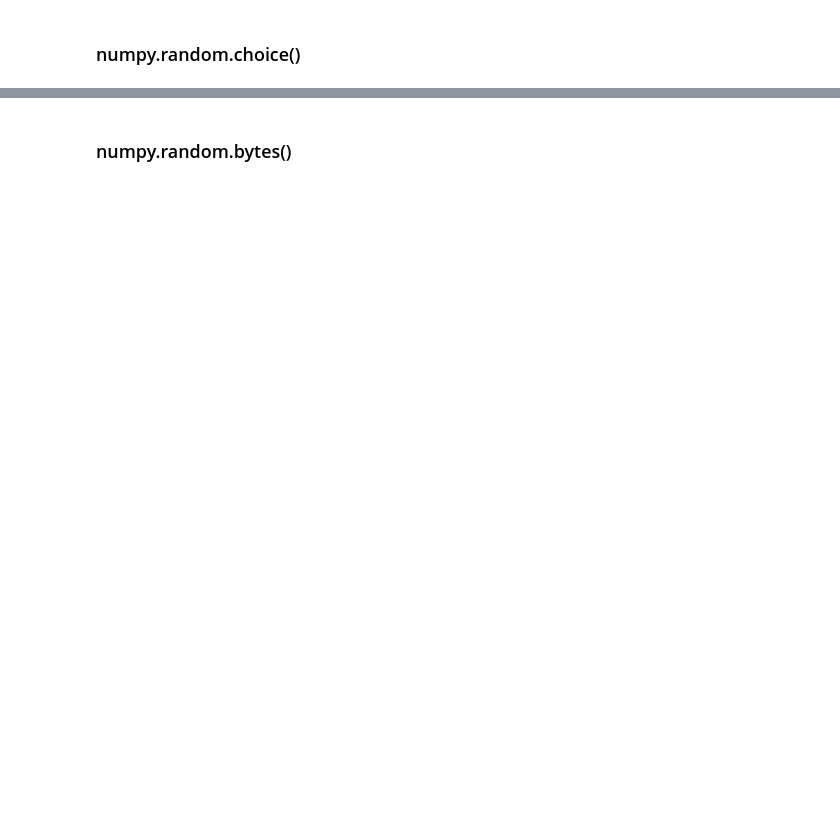
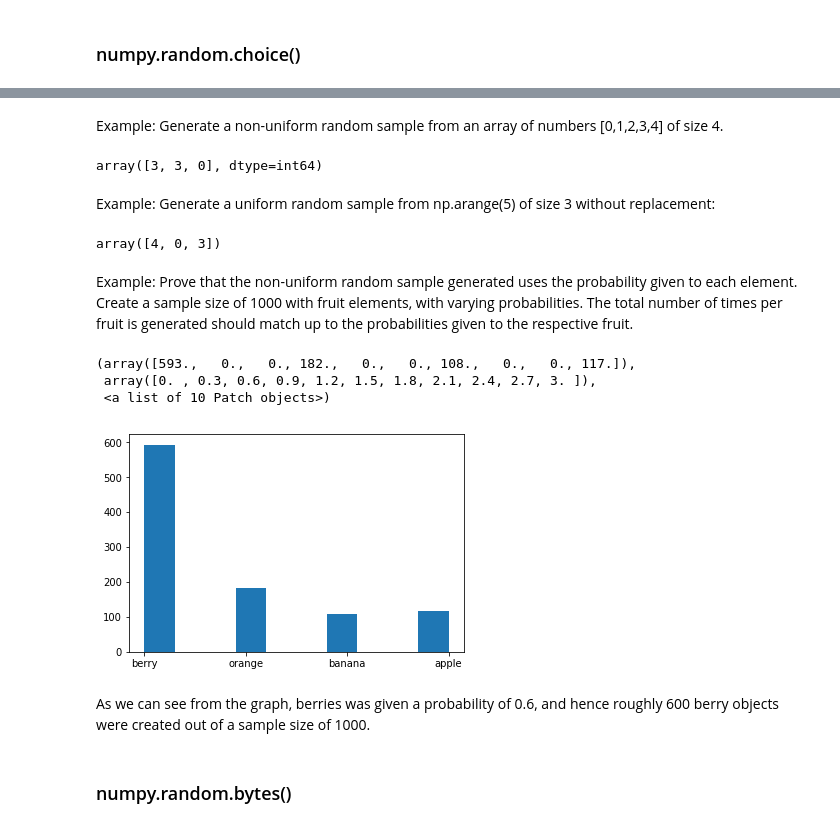
Before and after one commit to yonjeremy/emerging-technologies-assesment, a Jupyter notebook: numpy-random.ipynb, the cells around one changed output, grey strips where cells are left out. Cells and saved outputs as stored; diff of their text form; code cells hidden in the pictures; blank space fills up the shorter version.

```diff
--- a/numpy-random.ipynb
+++ b/numpy-random.ipynb
@@ -163,2 +231,26 @@ array([[3, 3, 2, 3, 2],
+# %% [markdown]
+Example: Generate a non-uniform random sample from an array of numbers [0,1,2,3,4] of size 4.
+# %%
+np.random.choice(5, 3, p=[0.1, 0.1, 0.1, 0.7, 0])
+# %% [output]
+array([3, 3, 0], dtype=int64)
+# %% [markdown]
+Example: Generate a uniform random sample from np.arange(5) of size 3 without replacement:
+# %%
+np.random.choice(5, 3, replace=False)
+# %% [output]
+array([4, 0, 3])
+# %% [markdown]
+Example: Prove that the non-uniform random sample generated uses the probability given to each element. Create a sample size of 1000 with fruit elements, with varying probabilities. The total number of times per fruit is generated should match up to the probabilities given to the respective fruit.
+# %%
+x = np.random.choice(["apple","banana","orange","berry"],(1000),p=[0.1,0.1,0.2,0.6])
+plt.hist(x)
+# %% [output]
+(array([593.,   0.,   0., 182.,   0.,   0., 108.,   0.,   0., 117.]),
+ array([0. , 0.3, 0.6, 0.9, 1.2, 1.5, 1.8, 2.1, 2.4, 2.7, 3. ]),
+ <a list of 10 Patch objects>)
+[figure, added]
+# %% [markdown]
+As we can see from the graph, berries was given a probability of 0.6, and hence roughly 600 berry objects were created out of a sample size of 1000.
 # %% [markdown]
 ### numpy.random.bytes()
```
Also changed, not shown: parts of 35 cells of this notebook.
